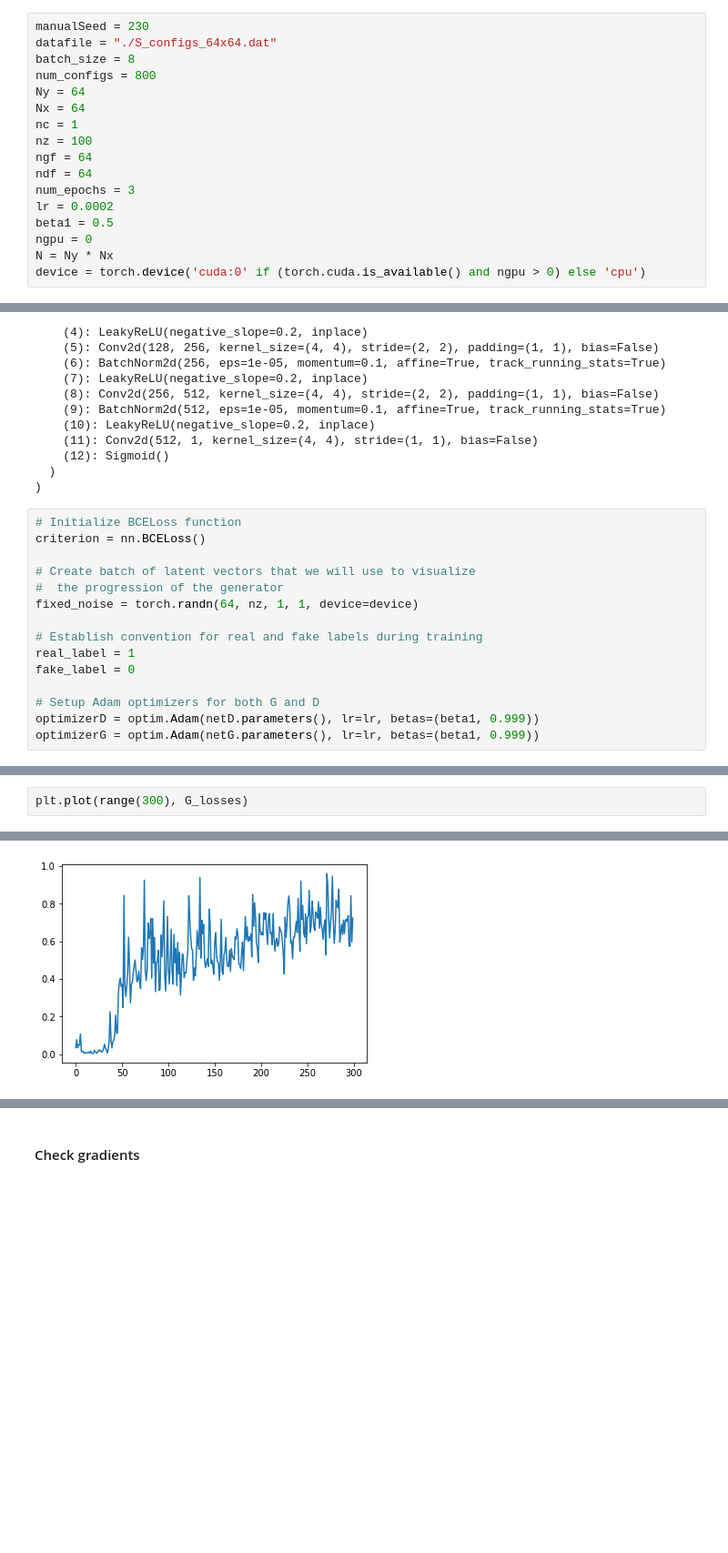
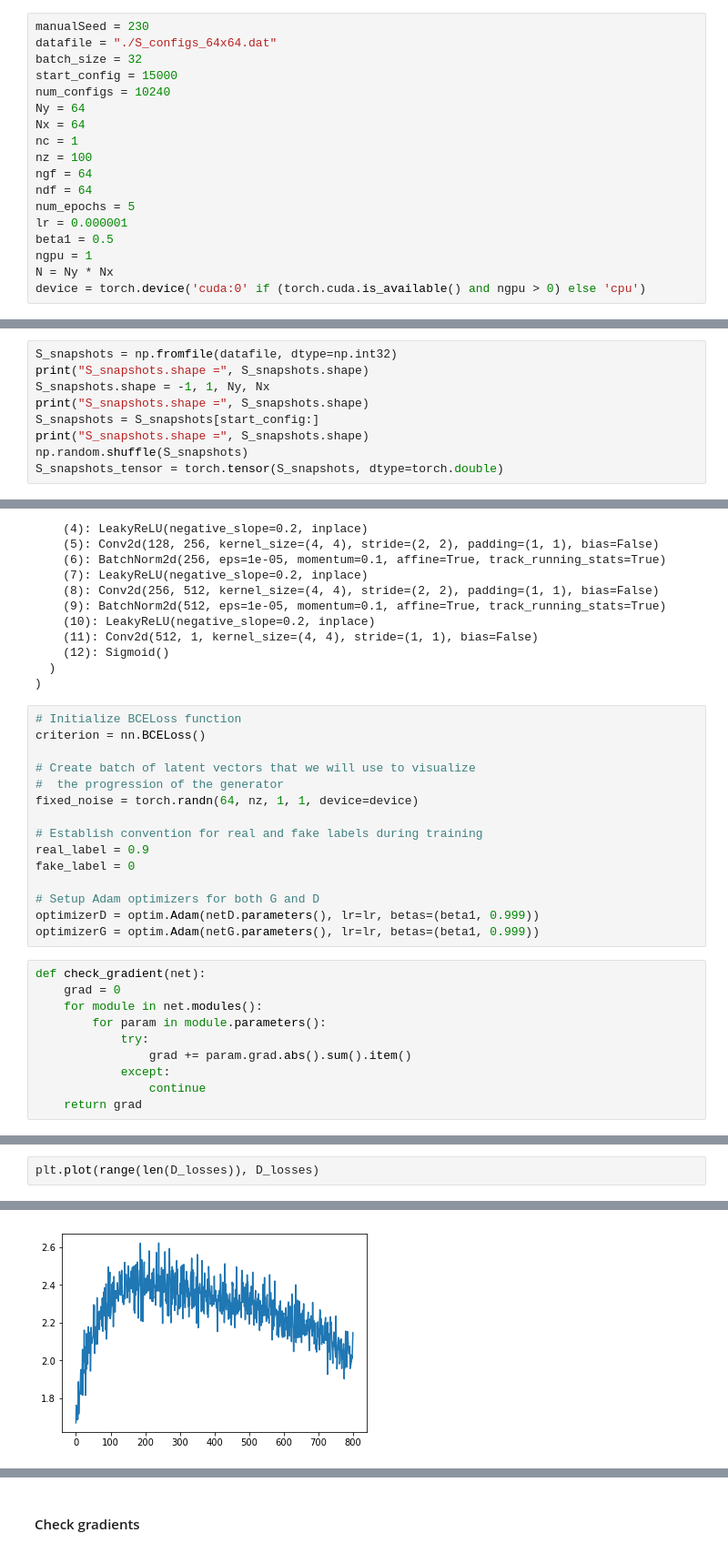
Before and after one commit to tliu26/Ising_dcgan, a Jupyter notebook: DCGAN0.ipynb, the cells around one changed output, grey strips where cells are left out. Shown: that part at 91% size. Cells and saved outputs as stored; diff of their text form; blank space fills up the shorter version.

```diff
--- a/DCGAN0.ipynb
+++ b/DCGAN0.ipynb
@@ -17,18 +17,19 @@ Setting some constant values for the notebook
 # %%
 manualSeed = 230
 datafile = "./S_configs_64x64.dat"
-batch_size = 8
-num_configs = 800
+batch_size = 32
+start_config = 15000
+num_configs = 10240
 Ny = 64
 Nx = 64
 nc = 1
 nz = 100
 ngf = 64
 ndf = 64
-num_epochs = 3
-lr = 0.0002
+num_epochs = 5
+lr = 0.000001
 beta1 = 0.5
-ngpu = 0
+ngpu = 1
 N = Ny * Nx
 device = torch.device('cuda:0' if (torch.cuda.is_available() and ngpu > 0) else 'cpu')
 # %% [markdown]
@@ -132,0 +120,9 @@ dataloader = torch.utils.data.DataLoader(S_snapshots_tensor[0:num_configs], batc
+# %%
+S_snapshots = np.fromfile(datafile, dtype=np.int32)
+print("S_snapshots.shape =", S_snapshots.shape)
+S_snapshots.shape = -1, 1, Ny, Nx
+print("S_snapshots.shape =", S_snapshots.shape)
+S_snapshots = S_snapshots[start_config:]
+print("S_snapshots.shape =", S_snapshots.shape)
+np.random.shuffle(S_snapshots)
+S_snapshots_tensor = torch.tensor(S_snapshots, dtype=torch.double)
@@ -206,12 +210,22 @@ criterion = nn.BCELoss()
 fixed_noise = torch.randn(64, nz, 1, 1, device=device)
 
 # Establish convention for real and fake labels during training
-real_label = 1
+real_label = 0.9
 fake_label = 0
 
 # Setup Adam optimizers for both G and D
 optimizerD = optim.Adam(netD.parameters(), lr=lr, betas=(beta1, 0.999))
 optimizerG = optim.Adam(netG.parameters(), lr=lr, betas=(beta1, 0.999))
+# %%
+def check_gradient(net):
+    grad = 0
+    for module in net.modules():
+        for param in module.parameters():
+            try:
+                grad += param.grad.abs().sum().item()
+            except:
+                continue
+    return grad
 # %%
 # Training Loop
 
@@ -343,5 +349,5 @@ plt.plot(range(100), G_losses)
 # %%
-plt.plot(range(300), G_losses)
+plt.plot(range(len(D_losses)), D_losses)
 # %% [output]
 [<matplotlib.lines.Line2D at 0x...>]
-[figure, old version]
+[figure, new version]
```
Also changed, not shown: parts of 18 cells of this notebook.
